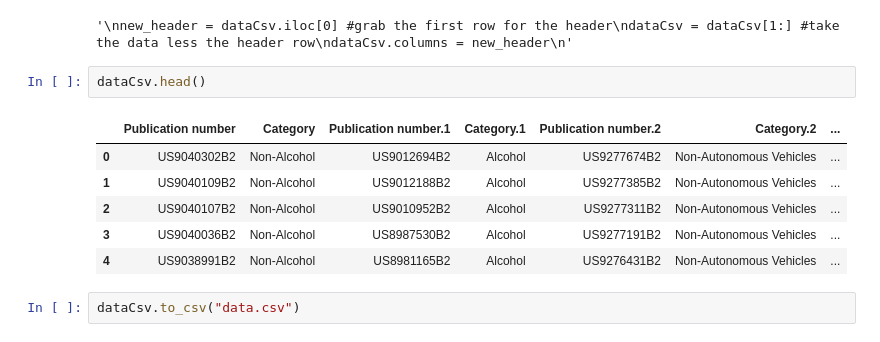
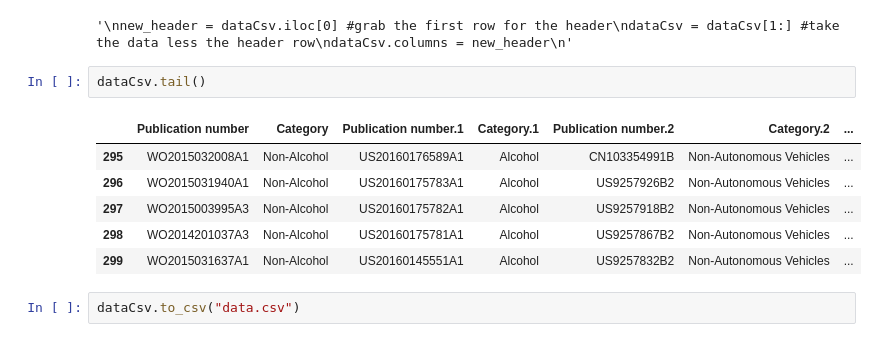
Before and after one commit to Nilanshrajput/AdvitiyaHackathon, a Jupyter notebook: patentClassifiaction.ipynb, the cells around one changed output. Cells and saved outputs as stored; diff of their text form.

```diff
--- a/patentClassifiaction.ipynb
+++ b/patentClassifiaction.ipynb
@@ -26,14 +27,14 @@ dataCsv.columns = new_header
 # %% [output]
 '\nnew_header = dataCsv.iloc[0] #grab the first row for the header\ndataCsv = dataCsv[1:] #take the data less the header row\ndataCsv.columns = new_header\n'
 # %%
-dataCsv.head()
+dataCsv.tail()
 # %% [output]
 |  | Publication number | Category | Publication number.1 | Category.1 | Publication number.2 | Category.2 | ... |
-| 0 | US9040302B2 | Non-Alcohol | US9012694B2 | Alcohol | US9277674B2 | Non-Autonomous Vehicles | ... |
-| 1 | US9040109B2 | Non-Alcohol | US9012188B2 | Alcohol | US9277385B2 | Non-Autonomous Vehicles | ... |
-| 2 | US9040107B2 | Non-Alcohol | US9010952B2 | Alcohol | US9277311B2 | Non-Autonomous Vehicles | ... |
-| 3 | US9040036B2 | Non-Alcohol | US8987530B2 | Alcohol | US9277191B2 | Non-Autonomous Vehicles | ... |
-| 4 | US9038991B2 | Non-Alcohol | US8981165B2 | Alcohol | US9276431B2 | Non-Autonomous Vehicles | ... |
+| 295 | WO2015032008A1 | Non-Alcohol | US20160176589A1 | Alcohol | CN103354991B | Non-Autonomous Vehicles | ... |
+| 296 | WO2015031940A1 | Non-Alcohol | US20160175783A1 | Alcohol | US9257926B2 | Non-Autonomous Vehicles | ... |
+| 297 | WO2015003995A3 | Non-Alcohol | US20160175782A1 | Alcohol | US9257918B2 | Non-Autonomous Vehicles | ... |
+| 298 | WO2014201037A3 | Non-Alcohol | US20160175781A1 | Alcohol | US9257867B2 | Non-Autonomous Vehicles | ... |
+| 299 | WO2015031637A1 | Non-Alcohol | US20160145551A1 | Alcohol | US9257832B2 | Non-Autonomous Vehicles | ... |
 # %%
 dataCsv.to_csv("data.csv")
 # %% [markdown]
```
Also changed, not shown: parts of 7 cells of this notebook.
